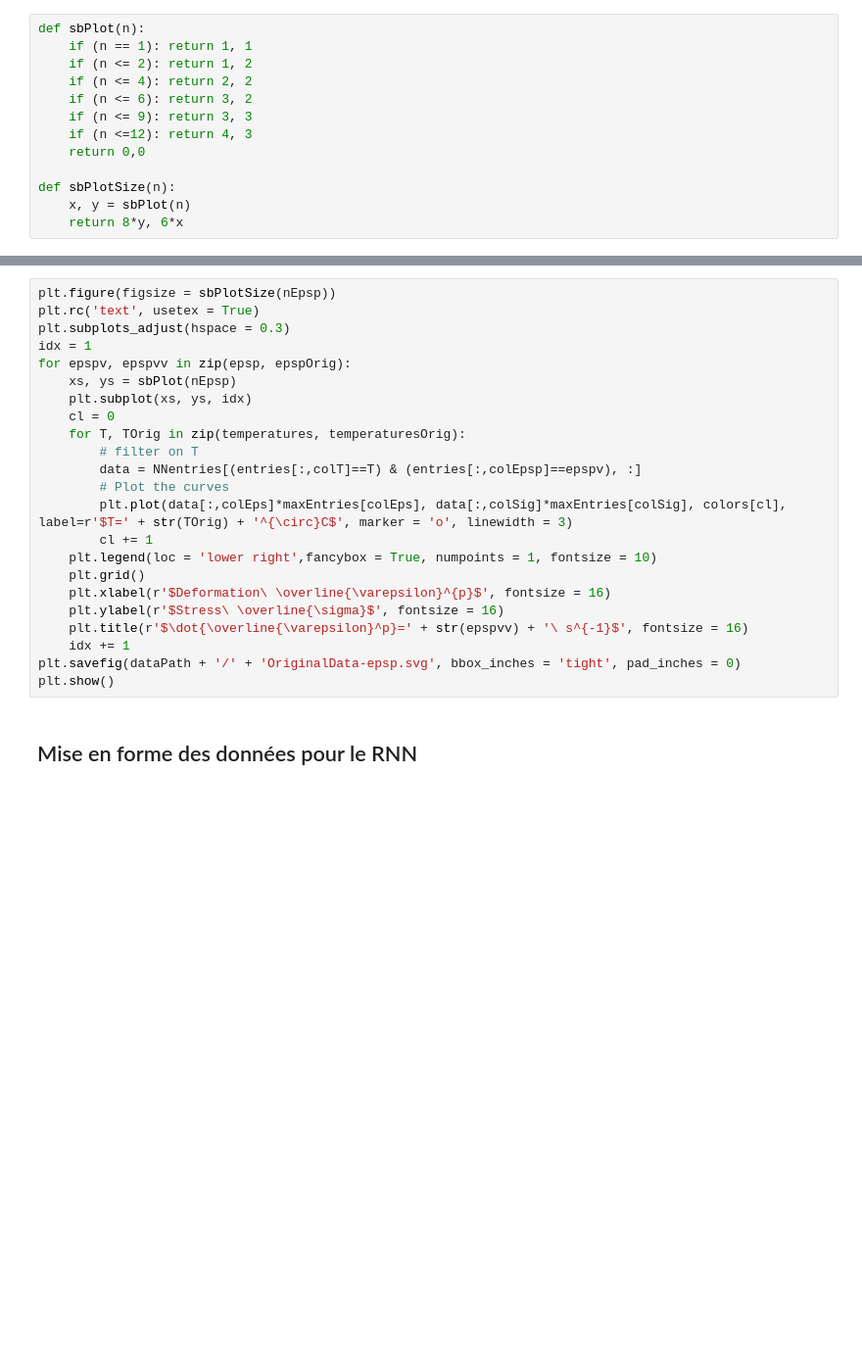
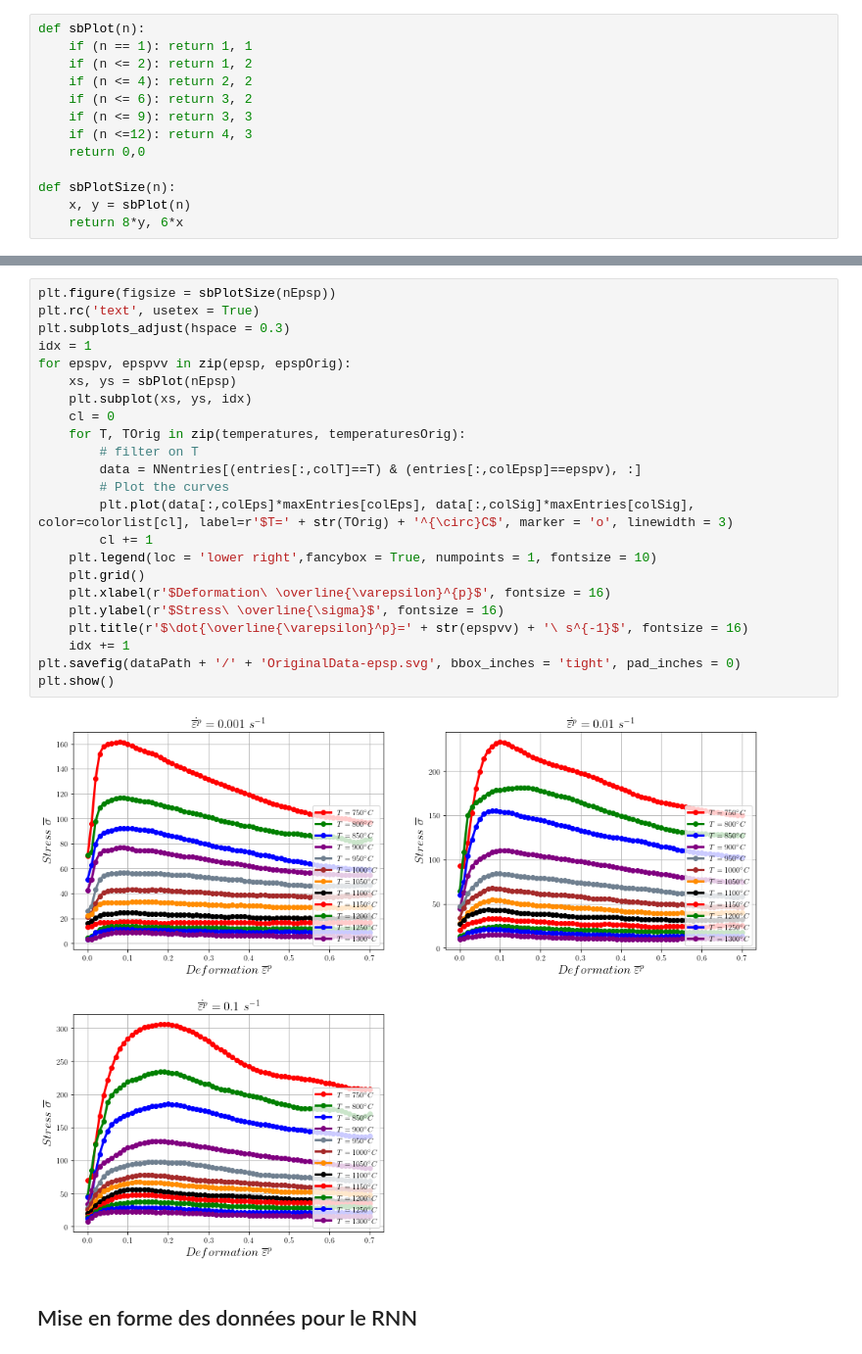
Before and after one commit to pantale/ANN-ConstitutiveLaw, a Jupyter notebook: ANN-Learning.ipynb, the cells around one changed output, grey strips where cells are left out. Shown at 98% size. Cells and saved outputs as stored; diff of their text form; blank space fills up the shorter version.

```diff
--- a/ANN-Learning.ipynb
+++ b/ANN-Learning.ipynb
@@ -131,26 +184,28 @@ plt.show()
 # %%
 plt.figure(figsize = sbPlotSize(nEpsp))
 plt.rc('text', usetex = True)
 plt.subplots_adjust(hspace = 0.3)
 idx = 1
 for epspv, epspvv in zip(epsp, epspOrig):
     xs, ys = sbPlot(nEpsp)
     plt.subplot(xs, ys, idx)
     cl = 0
     for T, TOrig in zip(temperatures, temperaturesOrig):
         # filter on T
         data = NNentries[(entries[:,colT]==T) & (entries[:,colEpsp]==epspv), :]
         # Plot the curves
-        plt.plot(data[:,colEps]*maxEntries[colEps], data[:,colSig]*maxEntries[colSig], colors[cl], label=r'$T=' + str(TOrig) + '^{\circ}C$', marker = 'o', linewidth = 3)
+        plt.plot(data[:,colEps]*maxEntries[colEps], data[:,colSig]*maxEntries[colSig], color=colorlist[cl], label=r'$T=' + str(TOrig) + '^{\circ}C$', marker = 'o', linewidth = 3)
         cl += 1
     plt.legend(loc = 'lower right',fancybox = True, numpoints = 1, fontsize = 10)
     plt.grid()
     plt.xlabel(r'$Deformation\ \overline{\varepsilon}^{p}$', fontsize = 16)
     plt.ylabel(r'$Stress\ \overline{\sigma}$', fontsize = 16)
     plt.title(r'$\dot{\overline{\varepsilon}^p}=' + str(epspvv) + '\ s^{-1}$', fontsize = 16)
     idx += 1
 plt.savefig(dataPath + '/' + 'OriginalData-epsp.svg', bbox_inches = 'tight', pad_inches = 0)
 plt.show()
+# %% [output]
+[figure, added]
 # %% [markdown]
 ## Mise en forme des données pour le RNN
 # %%
```
Also changed, not shown: parts of 26 cells of this notebook.
